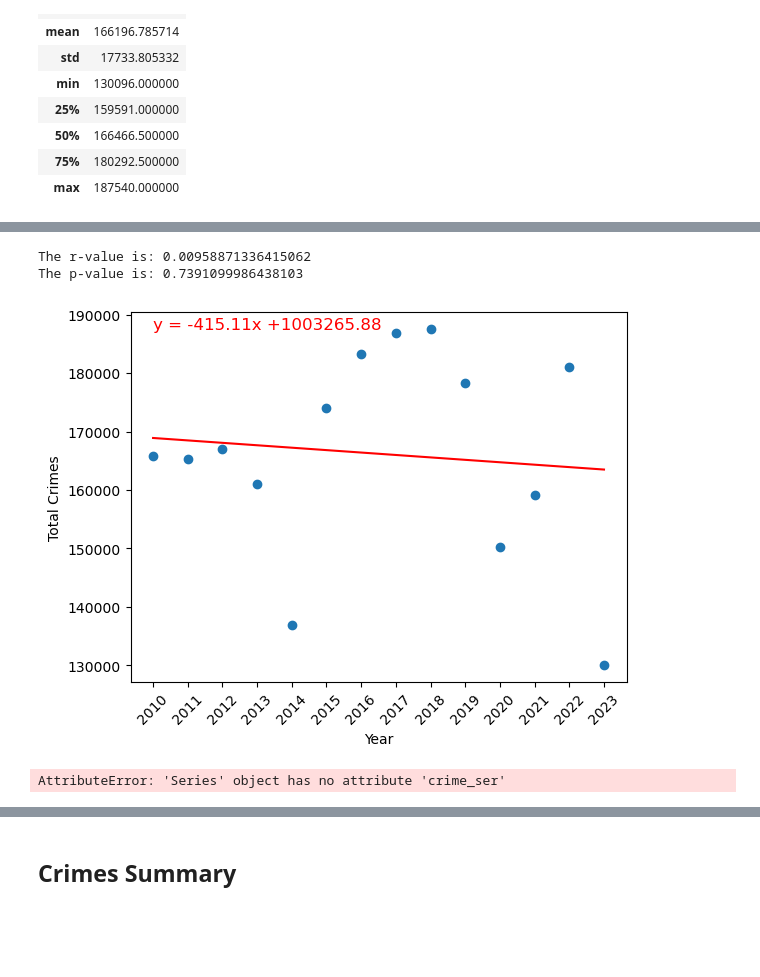
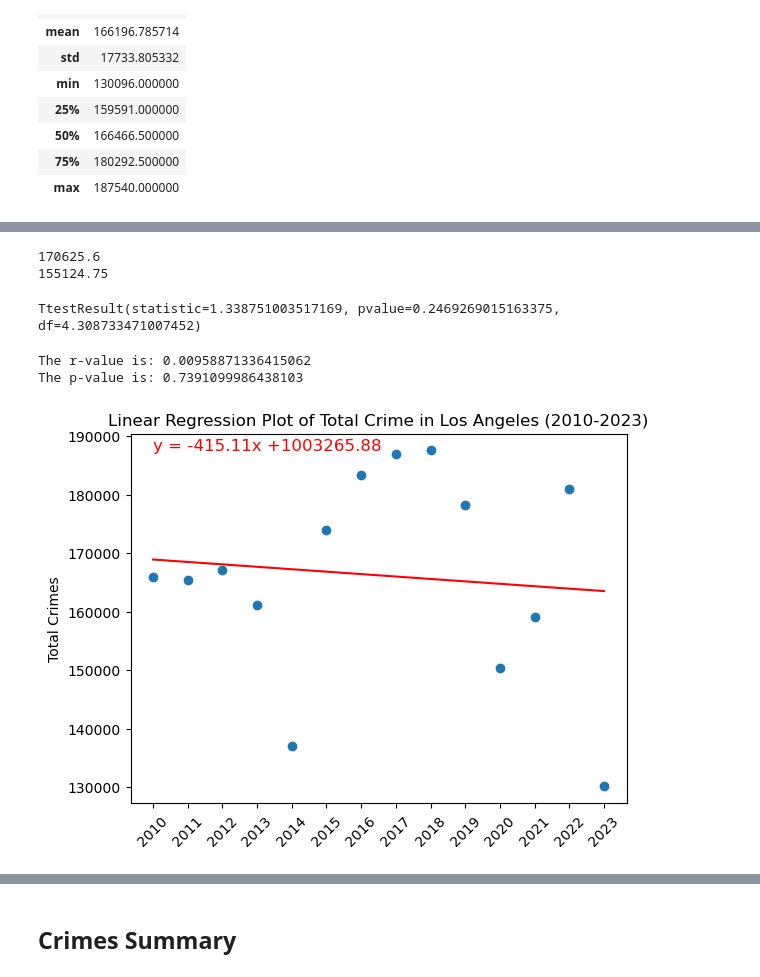
Before and after one commit to kekojones12/Project-1, a Jupyter notebook: Project_1_starter.ipynb, the cells around one changed output, grey strips where cells are left out. Saved outputs shown, nothing was run; the diff lists cells and outputs as text; code cells hidden in the pictures; blank space fills up the shorter version.

```diff
--- a/Project_1_starter.ipynb
+++ b/Project_1_starter.ipynb
@@ -100,6 +100,12 @@ print(unique_demo)
 # Get the total number of crimes by year
 yearly_total = Data_complete["DR Number"].groupby(Data_complete["Crime Year"]).count().reset_index()
 yearly_total.rename(columns={"DR Number": "Total Crimes"}, inplace=True)
+
+# Add a column that calculates the yearly rate of change in crime
+yearly_total['Percentage Change'] = yearly_total['Total Crimes'].pct_change() * 100
+
+# Convert NaN first row to a dash
+yearly_total['Percentage Change'].iloc[0] = '-'
 yearly_total.set_index('Crime Year', inplace=True)
 yearly_total
 # %% [output]
@@ -152,37 +220,41 @@ plt.show()
+# %%
+# T-Test of Pre-Covid and Post-Covid Yearly Total Crimes
+# Slice the dataframe to create pre and post covid
+pre_covid_slice = yearly_total_index_reset[(yearly_total_index_reset['Crime Year'] >= 2010) & (yearly_total_index_reset['Crime Year'] <= 2019)]
+post_covid_slice = yearly_total_index_reset[(yearly_total_index_reset['Crime Year'] >= 2020) & (yearly_total_index_reset['Crime Year'] <= 2023)]
+
+# Calculate the mean for before and after covid
+pre_covid_mean = pre_covid_slice['Total Crimes'].mean()
+post_covid_mean = post_covid_slice['Total Crimes'].mean()
+
+print(pre_covid_mean)
+print(post_covid_mean)
+# Perform a t-test to compare the means of the two groups
+stats.ttest_ind(pre_covid_slice['Total Crimes'], post_covid_slice['Total Crimes'], equal_var=False)
+# %% [output]
+170625.6
+155124.75
+TtestResult(statistic=1.338751003517169, pvalue=0.2469269015163375, df=4.308733471007452)
 # %%
 # Linear Regression plot
-yearly_total_reg = yearly_total.reset_index()
+yearly_total_index_reset = yearly_total.reset_index()
 slope, intercept, rvalue, pvalue, stderr = stats.linregress(yearly_total_reg["Crime Year"], yearly_total_reg["Total Crimes"])
 regress = yearly_total_reg["Crime Year"] * slope + intercept
 line_eq = "y = " + str(round(slope,2)) + "x +" + str(round(intercept, 2))
 
 plt.scatter(yearly_total_reg["Crime Year"], yearly_total_reg["Total Crimes"])
 plt.plot(yearly_total_reg["Crime Year"], regress, "r-")
-plt.xlabel("Year")
 plt.xticks(yearly_total_reg["Crime Year"], rotation=45)
 plt.ylabel("Total Crimes")
-plt.annotate(line_eq, (min(yearly_total_reg["Crime Year"]), max(yearly_total_reg["Total Crimes"])-1), fontsize=12, color="red")
+plt.title("Linear Regression Plot of Total Crime in Los Angeles (2010-2023)")
+plt.annotate(line_eq, (min(yearly_total_index_reset["Crime Year"]), max(yearly_total_index_reset["Total Crimes"])-1), fontsize=12, color="red")
 print(f"The r-value is: {rvalue ** 2}")
 print(f"The p-value is: {pvalue}")
 plt.show()
 # %% [output]
 The r-value is: 0.00958871336415062
 The p-value is: 0.7391099986438103
-[figure, old version]
+[figure, new version]
-# %%
-# T-Test
-
-# Slice the dataframe to create pre and post covid
-pre_covid_slice = yearly_total_reg['Crime Year'][2010:2019]
-post_covid_slice = yearly_total_reg['Crime Year'][2020:2023]
-crime_ser = yearly_total_reg["Total Crimes"]
-pre_covid_slice.crime_ser.mean()
-post_covid_slice.crime_ser.mean()
-
-# Perform a t-test to compare the means of the two groups
-stats.ttest_ind(pre_covid_slice.crime_ser, post_covid_slice.crime_ser, equal_var=False)
-# %% [output]
-AttributeError: 'Series' object has no attribute 'crime_ser'
 # %%
 # Define function to pull the most common occurring value in each column
 def highest_occurance(column):
```
Also changed, not shown: parts of 7 cells of this notebook, 2 other files.
